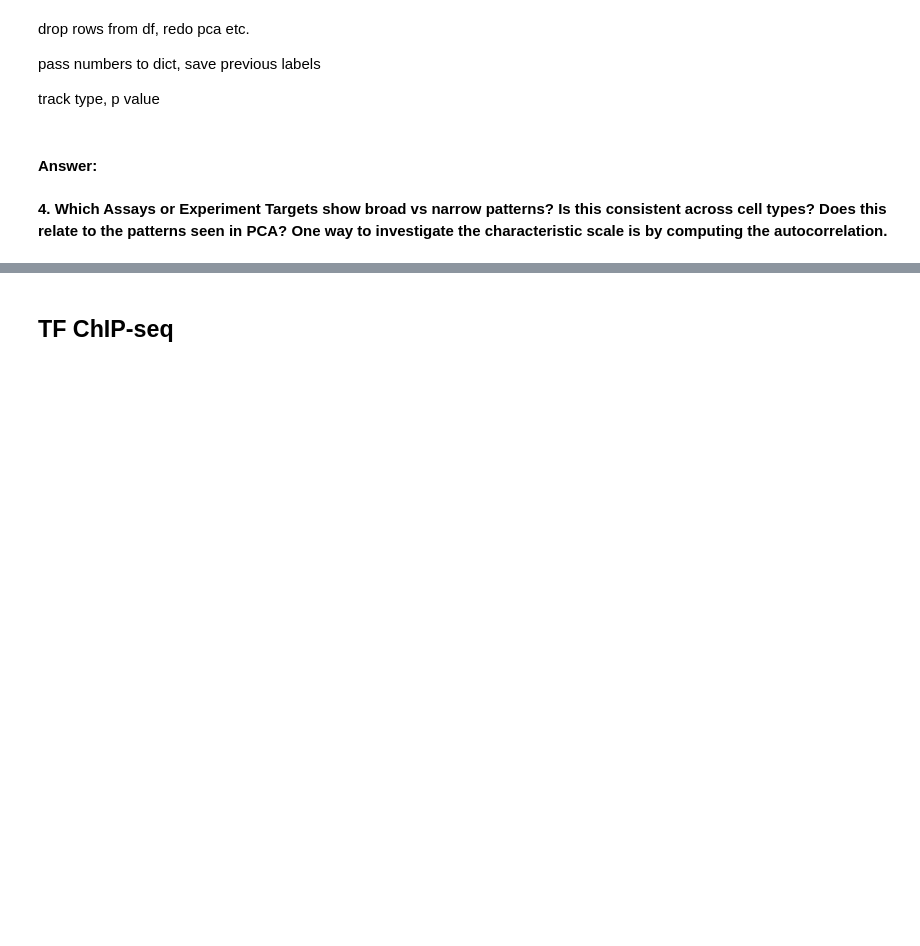
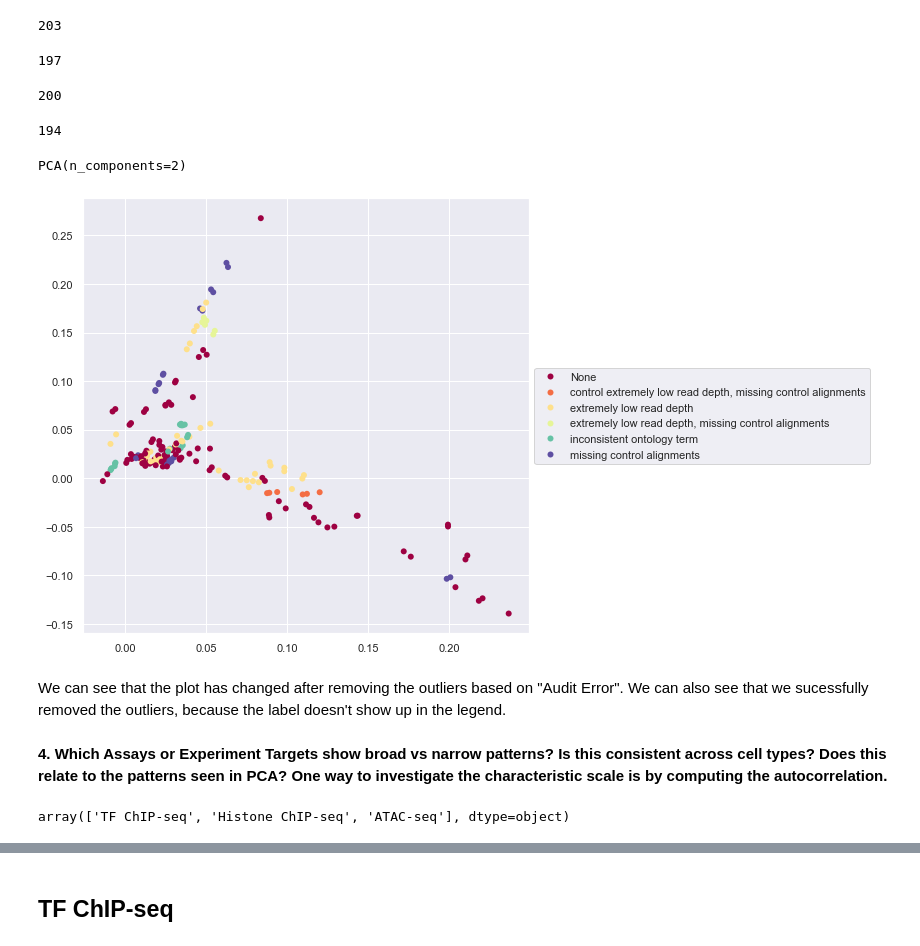
Before and after one commit to Fudenberg-Research-Group/qbio577_fall2022, a Jupyter notebook: encode-bigwig-eda.ipynb, the cells around one changed output, grey strips where cells are left out. Cells and saved outputs as stored; diff of their text form; code cells hidden in the pictures; blank space fills up the shorter version.

Commit message:
Q3 remove outliers, Q4, overall cleanup

```diff
--- a/encode-bigwig-eda.ipynb
+++ b/encode-bigwig-eda.ipynb
@@ -174,0 +200,7 @@ plot_pca(pca,bigwig_metadata=bigwig_metadata,metadata_label_column="Output type"
+# %%
+# What are our outliers based on "Audit ERROR" column
+outliers_df = filtered_bigwig_metadata.loc[filtered_bigwig_metadata["Audit ERROR"] == "control extremely low read depth, extremely low read depth, missing control alignments"]
+outlier_accessions = outliers_df["File accession"].values.tolist()
+
+# How many outliers?
+len(outlier_accessions)
@@ -175,10 +218,43 @@ plot_pca(pca,bigwig_metadata=bigwig_metadata,metadata_label_column="Output type"
+# %%
+# Length of df
+len(df.columns)
+# %% [output]
+203
+# %%
+# Filter df by outliers
+filtered_df = df.drop(outlier_accessions, axis=1)
+
+# Length of filtered df
+# We expect this to be 197 (203-6)
+len(filtered_df.columns)
+# %% [output]
+197
+# %%
+# Length of filtered metadata before outlier removal
+len(filtered_bigwig_metadata)
+# %% [output]
+200
+# %%
+# Remove outliers based on "Audit ERROR column"
+filtered_bigwig_metadata = filtered_bigwig_metadata.drop(filtered_bigwig_metadata.index[filtered_bigwig_metadata["Audit ERROR"] ==  'control extremely low read depth, extremely low read depth, missing control alignments'])
+
+# Length of filtered metadata after outlier removal
+# We expect this to be 194 (200-6)
+len(filtered_bigwig_metadata)
+# %% [output]
+194
+# %%
+# Look at our updated plot
+pca = PCA(n_components=2)
+x=filtered_df.iloc[:,3:]
+pca.fit(x)
+# %% [output]
+PCA(n_components=2)
+# %%
+plot_pca(pca,bigwig_metadata=filtered_bigwig_metadata,metadata_label_column="Audit ERROR",alpha=1)
+# %% [output]
+[figure, added]
 # %% [markdown]
-drop rows from df, redo pca etc.
-
-pass numbers to dict, save previous labels
-
-track type, p value
+We can see that the plot has changed after removing the outliers based on "Audit Error". We can also see that we sucessfully removed the outliers, because the label doesn't show up in the legend.
-# %% [markdown]
-#### Answer:
 # %% [markdown]
 **4. Which Assays or Experiment Targets show broad vs narrow patterns? Is this consistent across cell types? Does this relate to the patterns seen in PCA? One way to investigate the characteristic scale is by computing the autocorrelation.**
@@ -190,2 +261,6 @@ filtered_bigwig_metadata=bigwig_metadata[bigwig_metadata["File accession"].isin(
 # %%
+# We'll use assays for this question
+# How many assays do we have?
 filtered_bigwig_metadata["Assay"].unique()
+# %% [output]
+array(['TF ChIP-seq', 'Histone ChIP-seq', 'ATAC-seq'], dtype=object)
```
Also changed, not shown: parts of 49 cells of this notebook.
